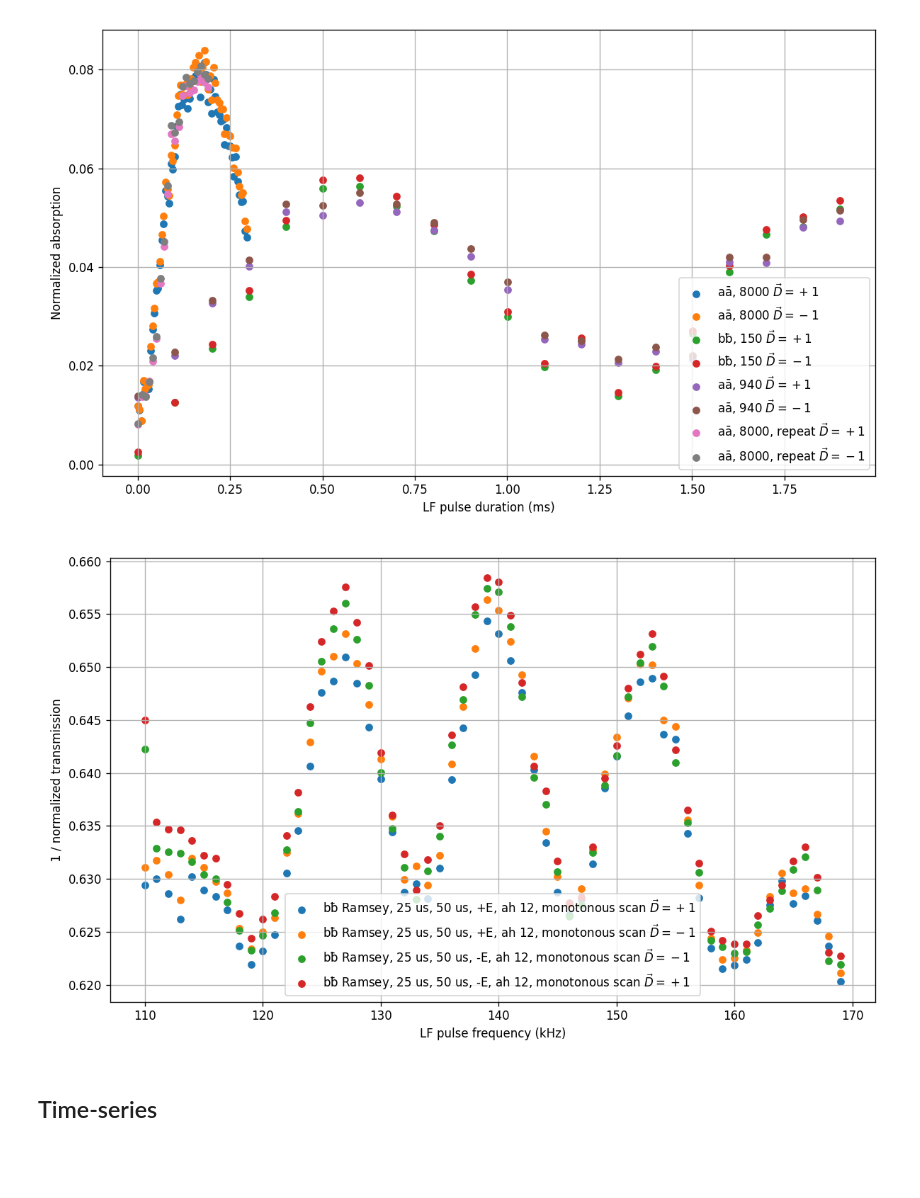
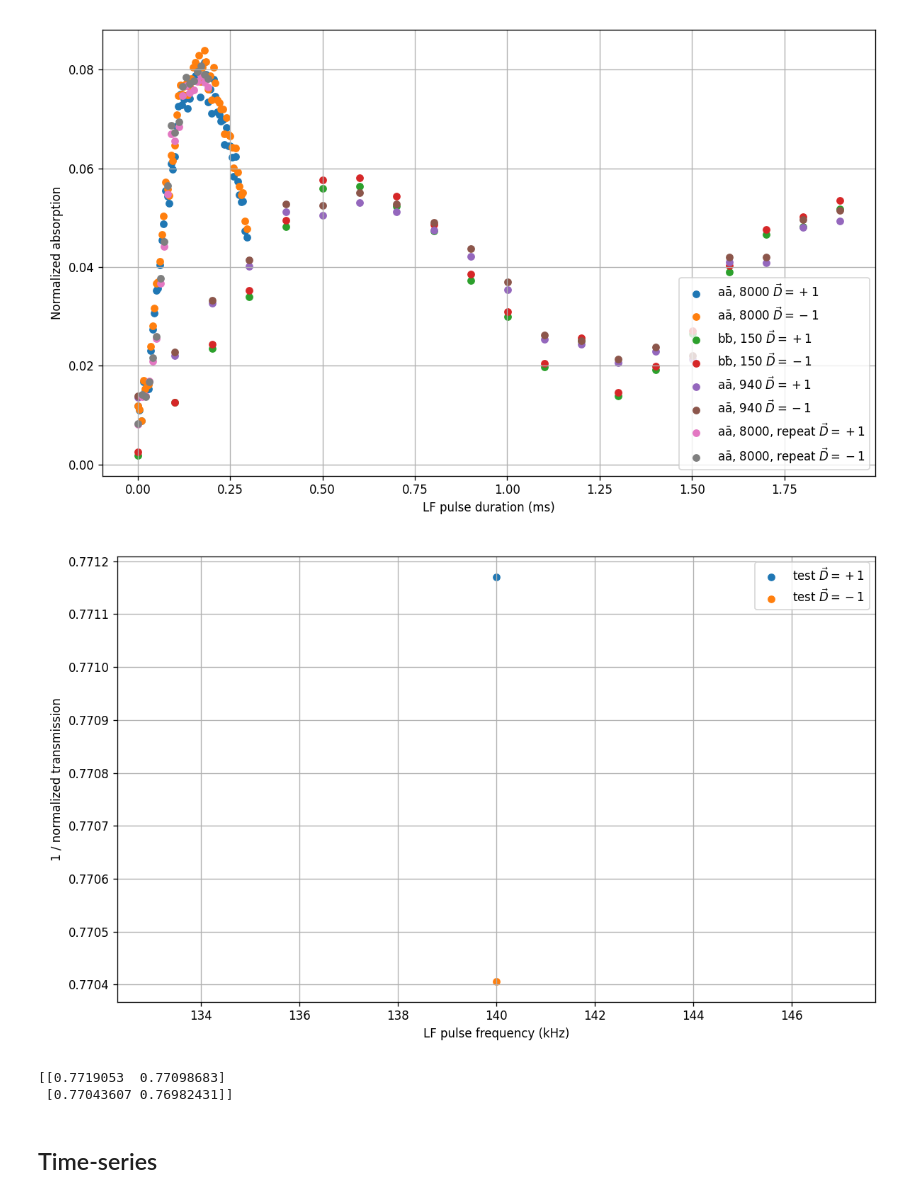
Before and after one commit to vuthalab/onix, a Jupyter notebook: analysis/lf_spectroscopy.ipynb, the cells around one changed output. Saved outputs shown, nothing was run; the diff lists cells and outputs as text; code cells hidden in the pictures; blank space fills up the shorter version.

```diff
--- a/analysis/lf_spectroscopy.ipynb
+++ b/analysis/lf_spectroscopy.ipynb
@@ -455,8 +467,15 @@ data = {
     # "bƀ Ramsey, 25 us, 50 us, -E, ah 25": (925718, 925777),
     # "bƀ Ramsey, 25 us, 50 us, +E, ah 12": (925778, 925837),
     # "bƀ Ramsey, 25 us, 50 us, -E, ah 12": (925838, 925897),
-    "bƀ Ramsey, 25 us, 50 us, +E, ah 12, monotonous scan": (926143, 926202),
-    "bƀ Ramsey, 25 us, 50 us, -E, ah 12, monotonous scan": (926203, 926262),
+    # "bƀ Ramsey, 25 us, 50 us, +E, ah 12, monotonous scan": (926143, 926202),
+    # "bƀ Ramsey, 25 us, 50 us, -E, ah 12, monotonous scan": (926203, 926262),
+    # "bƀ Ramsey, 25 us, 50 us, +E, ah 100": (929390, 929449),
+    # "bƀ Ramsey, 25 us, 50 us, -E, ah 100": (929450, 929509),
+    # "aā Ramsey, 60 us, 50 us, +E": (968038, 968097),
+    # "aā Ramsey, 60 us, 50 us, -E": (968098, 968157),
+    # "bƀ Ramsey, 60 us, 50 us, +E": (968158, 968217),
+    # "bƀ Ramsey, 60 us, 50 us, -E": (968218, 968277),
+    "test": (969021, 969022),
 }
 
 fig, ax = plt.subplots(figsize = (10, 6), dpi = 120)
@@ -466,34 +485,47 @@ for ll, (label, data_range) in enumerate(data.items()):
     xs = np.array([(header["params"]["lf"]["detuning"] + header['params']['lf']['center_frequency']).to("kHz").magnitude for header in headers])
     ys = 1 / ratios
     if f_average:
         discrete_xs = list(set(xs))
         new_xs = []
         new_ys = []
         for x in discrete_xs:
             new_xs.append(x)
             mask = xs == x
             new_ys.append(np.average(ys[mask], axis=0))
         xs = np.array(new_xs)
         ys = np.array(new_ys)
     if ys.ndim == 2:
         for kk in range(len(ys[0])):
             if E_field[0][0] == (kk == 0):
                 label_E = label + " $\\vec{D}=+1$"
             else:
                 label_E = label + " $\\vec{D}=-1$"
             ax.scatter(xs, ys[:,kk], label=label_E, s = 30)
+            # fitter = ramsey_function_fitter(xs, ys[:,kk])
+            # xs_fit = np.linspace(np.min(xs), np.max(xs), 1000)
+            # ys_fit = fitter.fitted_value(xs_fit)
+            # ax.plot(xs_fit, ys_fit)
+            # ax.plot(xs_fit[1:], [(ys_fit[i] - ys_fit[i+1]) / (xs_fit[i] - xs_fit[i+1]) for i in range(len(ys_fit)-1)])
+            # print(fitter.results)
     else:
         label = label
         ax.scatter(xs, ys, label=label, s = 30)
 
 ax.set_xlabel(f"LF pulse frequency (kHz)")
 ax.set_ylabel("1 / normalized transmission")
 ax.legend()
 ax.grid()
 plt.tight_layout()
 plt.show()
 # %% [output]
-[figure, old version]
+[figure, new version]
+# %%
+ratios_bg, ratios, headers, E_field = get_voltage_ratios([969021, 969022])
+ys = 1/ratios
+print(ys)
+# %% [output]
+[[0.7719053  0.77098683]
+ [0.77043607 0.76982431]]
 # %% [markdown]
 ## Time-series
 # %%
```
Also changed, not shown: parts of 1 cell of this notebook, 4 other files.
